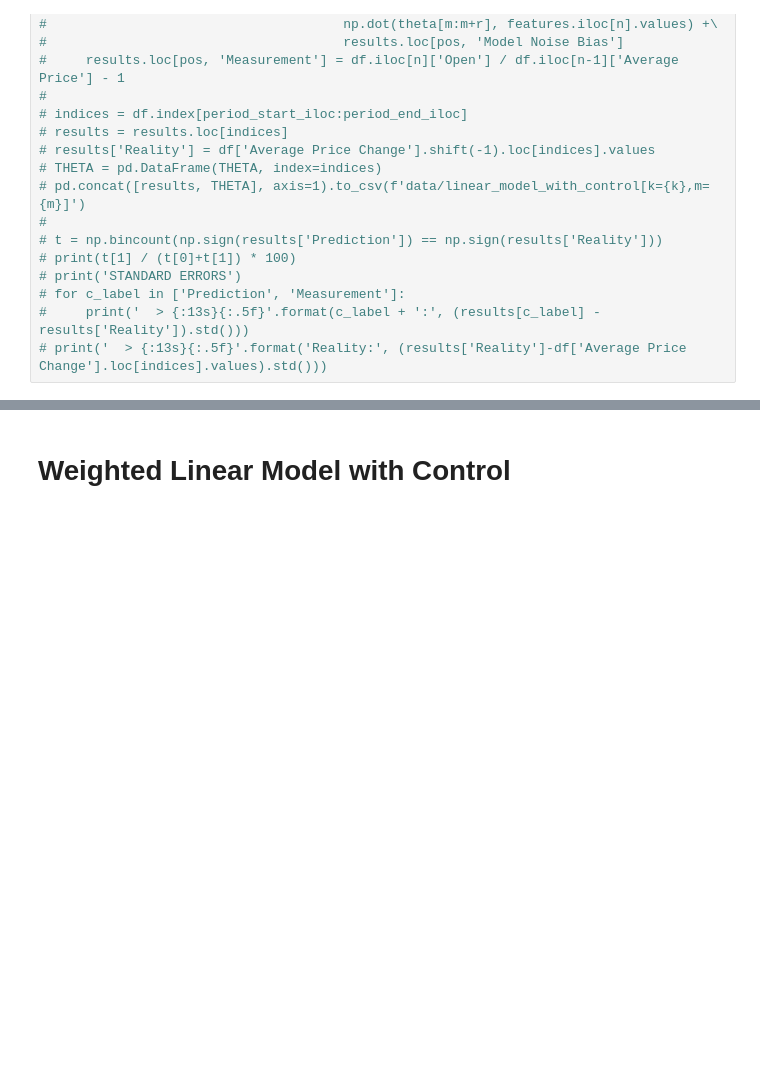
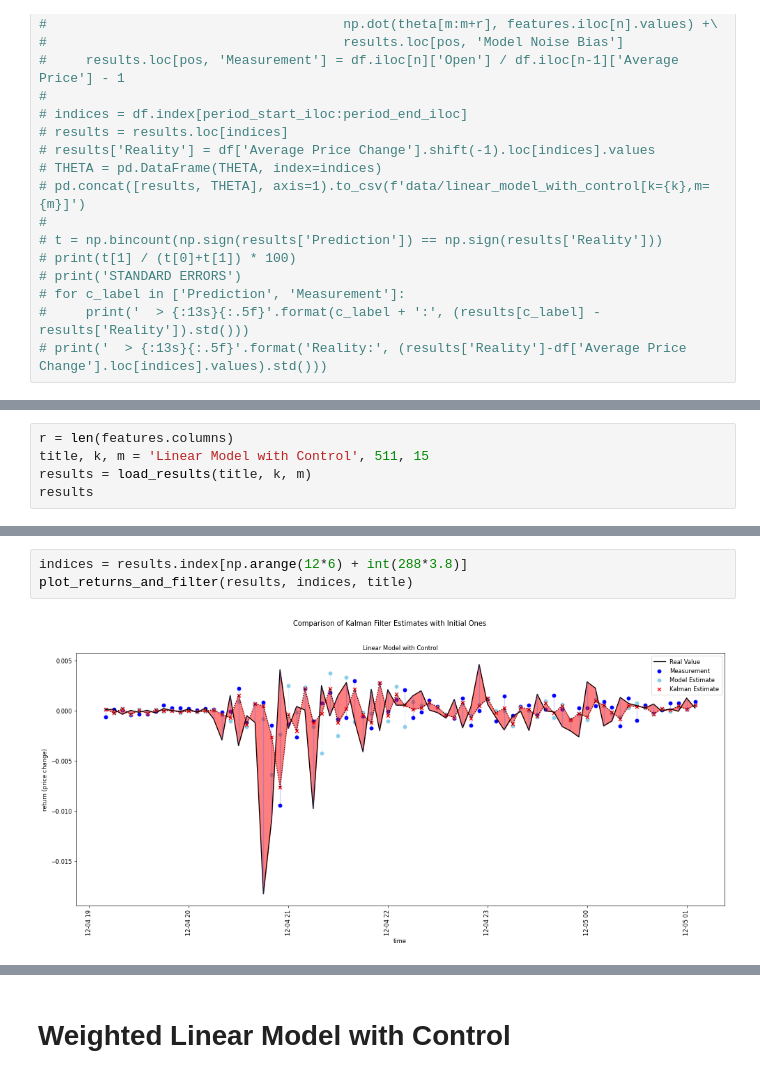
Before and after one commit to MohsenGhodrati/cvx_project_Kalman_Filter, a Jupyter notebook: Experiments.ipynb, the cells around one changed output, grey strips where cells are left out. Drawn from its saved outputs; the diff is of its cells as text; blank space fills up the shorter version.

```diff
--- a/Experiments.ipynb
+++ b/Experiments.ipynb
@@ -632,0 +262,5 @@ plt.show()
+# %%
+r = len(features.columns)
+title, k, m = 'Linear Model with Control', 511, 15
+results = load_results(title, k, m)
+results
@@ -632,0 +298,5 @@ plt.show()
+# %%
+indices = results.index[np.arange(12*6) + int(288*3.8)]
+plot_returns_and_filter(results, indices, title)
+# %% [output]
+[figure, added]
```
Also changed, not shown: parts of 41 cells of this notebook, 10 other files.
